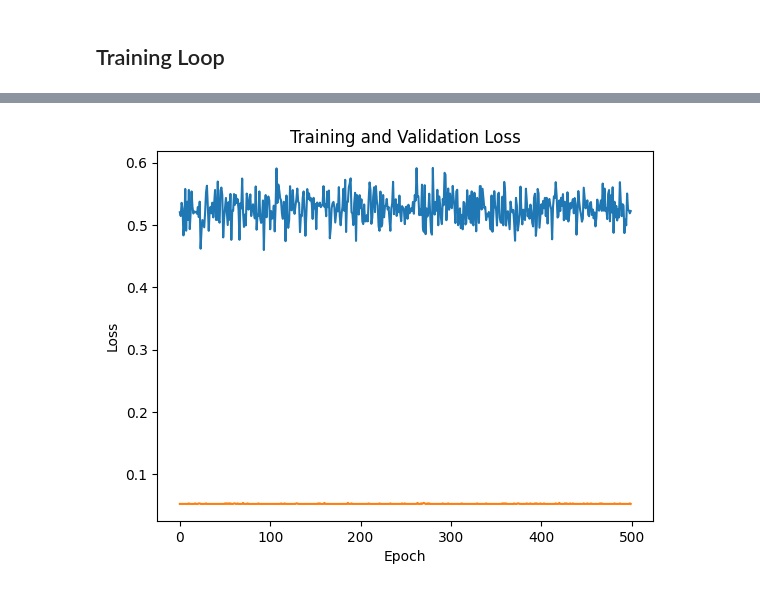
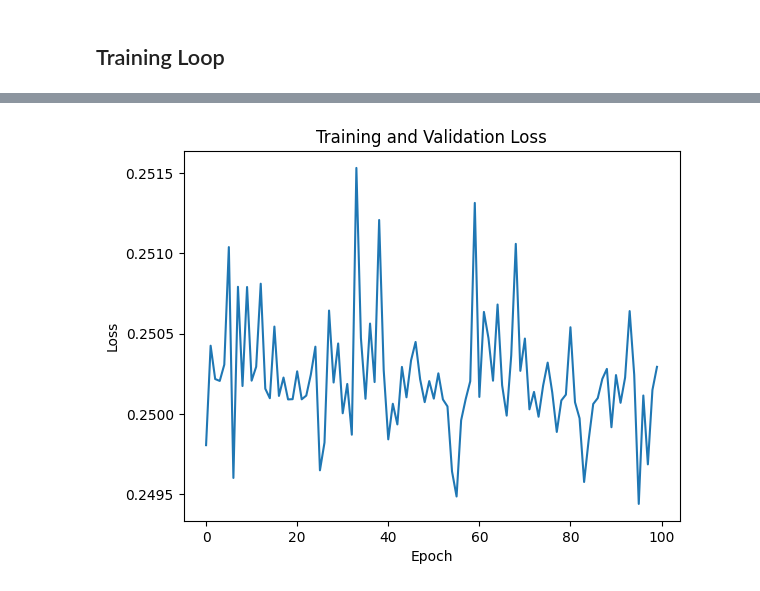
Before and after one commit to Loic017/TinyML-for-Epileptic-Seizures, a Jupyter notebook: seizure_training_mfcc.ipynb, the cells around one changed output, grey strips where cells are left out. Drawn from its saved outputs; the diff is of its cells as text; code cells hidden in the pictures.

```diff
--- a/seizure_training_mfcc.ipynb
+++ b/seizure_training_mfcc.ipynb
@@ -538,15 +535,15 @@ class BalancedDataset(Dataset):
     def __len__(self):
         return self.n_samples
 # %%
-new_balanced_train_dataset = BalancedDataset(
+smote_balanced_train_dataset = BalancedDataset(
     (x_train, y_train), transform=torch.tensor, target_transform=torch.tensor
 )
 # %%
 train_dataloader = DataLoader(
-    dataset=new_balanced_train_dataset, batch_size=5, shuffle=True
+    dataset=smote_balanced_train_dataset, batch_size=5, shuffle=True
 )
 eval_dataloader = DataLoader(dataset=eval_set, batch_size=5, shuffle=True)
-test_dataloader = DataLoader(dataset=test_set, batch_size=1, shuffle=True)
+test_dataloader = DataLoader(dataset=test_set, batch_size=5, shuffle=True)
 # %% [markdown]
 # Model
 # %% [markdown]
@@ -556,25 +553,25 @@ class AbnormalNeuralNetwork(nn.Module):
     def __init__(self):
         super().__init__()
         # Input 5 Channels
-        self.CNN1 = nn.Conv1d(in_channels=1, out_channels=256, kernel_size=10)
+        self.CNN1 = nn.Conv1d(in_channels=1, out_channels=17, kernel_size=10)
         self.MaxPool1 = nn.MaxPool1d(kernel_size=2, stride=2)
 
-        self.CNN2 = nn.Conv1d(in_channels=256, out_channels=512, kernel_size=10)
+        self.CNN2 = nn.Conv1d(in_channels=17, out_channels=29, kernel_size=10)
         self.MaxPool2 = nn.MaxPool1d(kernel_size=2, stride=2)
 
-        self.CNN3 = nn.Conv1d(in_channels=512, out_channels=1024, kernel_size=10)
-        self.MaxPool3 = nn.MaxPool1d(kernel_size=2, stride=2)
+        self.CNN3 = nn.Conv1d(in_channels=29, out_channels=41, kernel_size=2)
+        self.MaxPool3 = nn.MaxPool1d(kernel_size=2, stride=1)
 
         self.flatten = nn.Flatten()
 
-        self.fc1 = nn.Linear(119808, 1024)
+        self.fc1 = nn.Linear(41, 41)
         self.dropout1 = nn.Dropout(p=0.3)
 
-        self.fc2 = nn.Linear(1024, 1024)
+        self.fc2 = nn.Linear(41, 41)
         self.dropout2 = nn.Dropout(p=0.3)
 
         # Output Layer
-        self.output = nn.Linear(in_features=1024, out_features=1)
+        self.output = nn.Linear(in_features=41, out_features=1)
 
     def forward(self, x):
         x = F.relu(self.CNN1(x))
@@ -742,7 +743,7 @@ def train_one_epoch(epoch_index, tb_writer):
 # %% [markdown]
 ## Training Loop
 # %%
-EPOCHS = 500  # Number of training iterations
+EPOCHS = 100  # Number of training iterations
 timestamp = datetime.now().strftime("%Y%m%d_%H%M%S")
 writer = SummaryWriter("runs/m1{}".format(timestamp))
 epoch_number = 0
@@ -812,16 +813,14 @@ LOSS train 0.5221873275307007 valid 0.05242171119239338
 # %%
 # Plot losses
 plt.plot(range(len(loss_track_train)), loss_track_train, label="Training Loss")
-plt.plot(range(len(loss_track_valid)), loss_track_valid, label="Validation Loss")
-
 
 plt.title("Training and Validation Loss")
 
 plt.xlabel("Epoch")
 
 plt.ylabel("Loss")
 
 
 plt.show()
 # %% [output]
-[figure, old version]
+[figure, new version]
```
Also changed, not shown: parts of 50 cells of this notebook, 1 other file.
